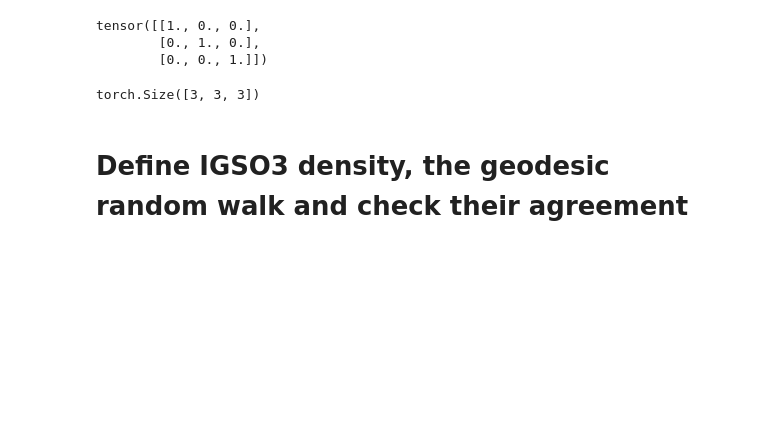
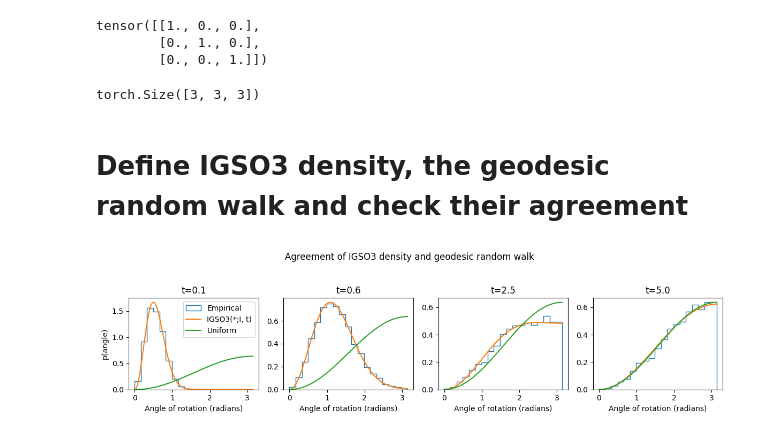
Before and after one commit to tiger-tiger/DiffPepBuilder, a Jupyter notebook: data/SO3diffusion_example.ipynb, the cells around one changed output. Saved outputs shown, nothing was run; the diff lists cells and outputs as text; code cells hidden in the pictures; blank space fills up the shorter version.

Commit message:
igso3 test example forward and reverse

```diff
--- a/data/SO3diffusion_example.ipynb
+++ b/data/SO3diffusion_example.ipynb
@@ -142,0 +162,47 @@ def f_igso3(omega, t, L=500):
+# %%
+# Normal sample in tagent space at R0
+def tangent_gaussian(r0):
+    return torch.einsum('...ij,...jk->...ik', r0, hat(torch.randn(r0.shape[0], 3)))
+
+def p_initial(N):
+    return exp(torch.zeros)
+# simulation procedure for forward and reverse
+def geodesic_random_walk(p_initial, drift, ts):
+    rts = [p_initial(), ]
+    for i in range(1, len(ts)):
+        dt = ts[i] - ts[i-1] # negative for reverse process
+        rts.append(expmap(rts[i-1], drift(rts[i-1], ts[i-1]) * dt + tangent_gaussian(rts[i-1]) * np.sqrt(abs(dt))))
+    return rts
+
+N = 5000
+T  = 5. # final time
+# ts = np.linspace(0, T, 200)
+ts = torch.linspace(0,  T, 200)
+
+random_walk = geodesic_random_walk(p_initial=lambda: exp(torch.zeros(N, 3, 3)), drift=lambda Rt, t: 0., ts=ts)
+# %%
+t_idcs_plot = [5, 25, 100, -1] # totally 200, 0-199
+_, axs = plt.subplots(1, len(t_idcs_plot), dpi=100, figsize=(3*len(t_idcs_plot), 3))
+for i, t_idx in enumerate(t_idcs_plot):
+  # Plot empirical distribution of angle of rotation from geodesic random walk
+  bins = np.linspace(0, np.pi, 20)
+  axs[i].hist(omega(random_walk[t_idx]), bins=bins, density=True, histtype='step', label='Empirical')
+  axs[i].set_title(f"t={ts[t_idx]:0.01f}")
+
+
+  # Compute density on angle of rotation, and the density for the uniform distribution
+  omega_grid = torch.linspace(0, np.pi, 1000)
+  # !! how to calc density!!! * angle_density_unif
+  pdf_angle = f_igso3(omega_grid, ts[t_idx])*angle_density_unif(omega_grid)
+  axs[i].plot(omega_grid, pdf_angle.numpy(), label="IGSO3(*;I, t)")
+  axs[i].plot(omega_grid, angle_density_unif(omega_grid).numpy(), label="Uniform")
+
+  axs[i].set_xlabel("Angle of rotation (radians)")
+axs[0].legend()
+axs[0].set_ylabel("p(angle)")
+
+plt.suptitle("Agreement of IGSO3 density and geodesic random walk", y=1.05)
+plt.tight_layout()
+plt.show()
+# %% [output]
+[figure, added]
```
Also changed, not shown: parts of 18 cells of this notebook.
